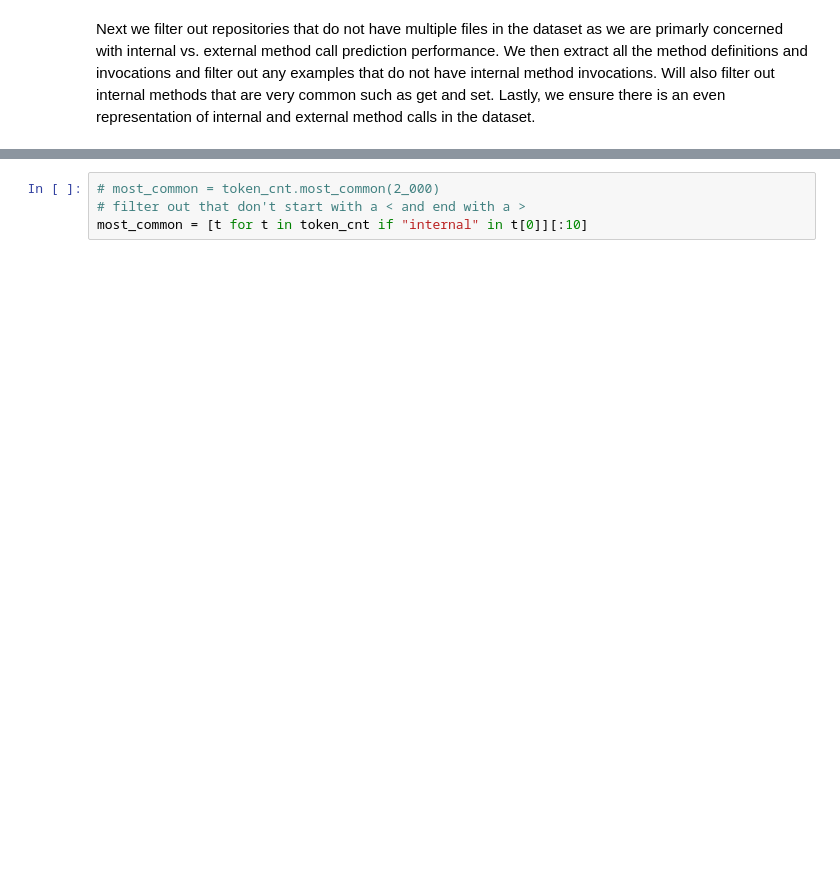
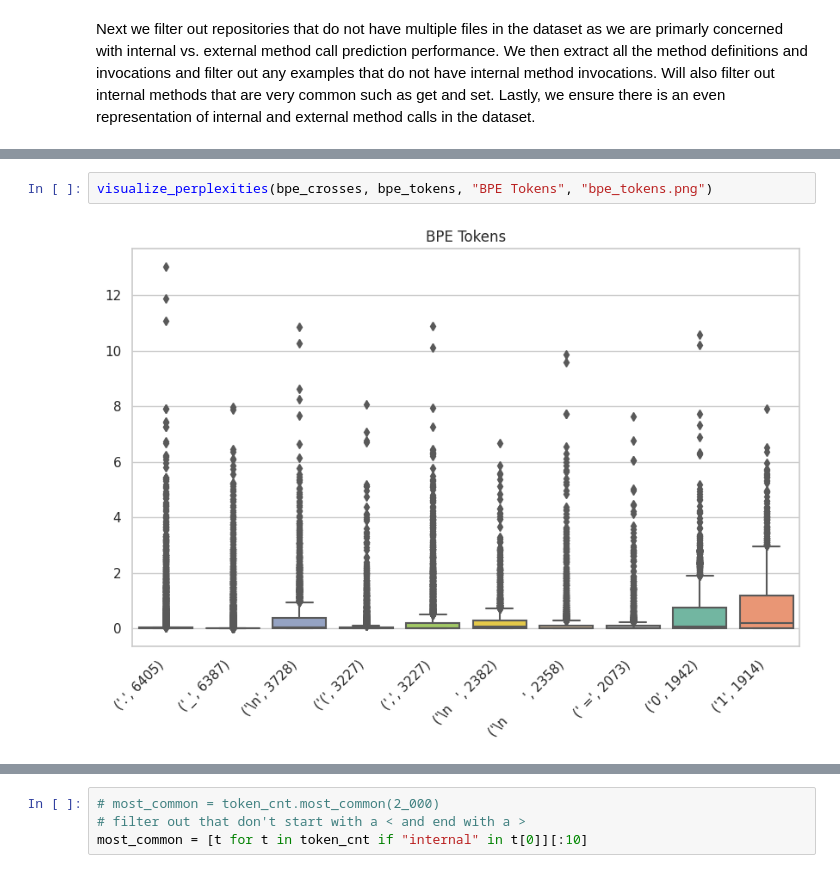
Before and after one commit to ncoop57/perplexed, a Jupyter notebook: nbs/03_paper_results.ipynb, the cells around one changed output, grey strips where cells are left out. Saved outputs shown, nothing was run; the diff lists cells and outputs as text; blank space fills up the shorter version.

```diff
--- a/nbs/03_paper_results.ipynb
+++ b/nbs/03_paper_results.ipynb
@@ -160,0 +257,4 @@ cross_dist, token_cnt = perplexed(
+# %%
+visualize_perplexities(bpe_crosses, bpe_tokens, "BPE Tokens", "bpe_tokens.png")
+# %% [output]
+[figure, added]
```
Also changed, not shown: parts of 65 cells of this notebook, 7 other files.
